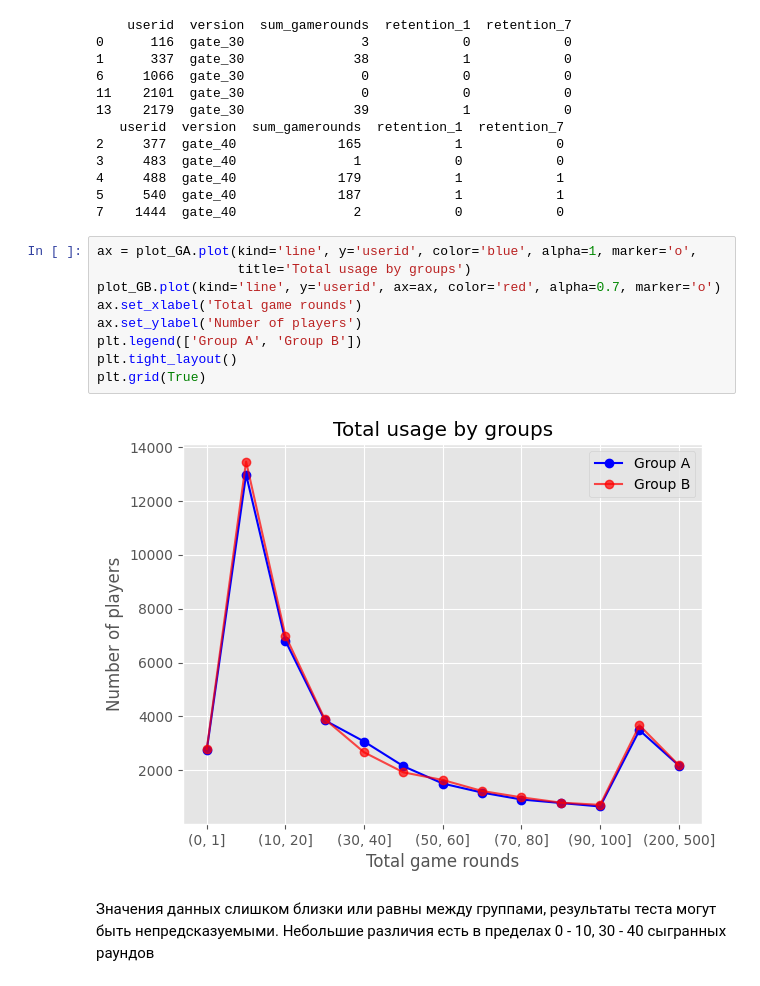
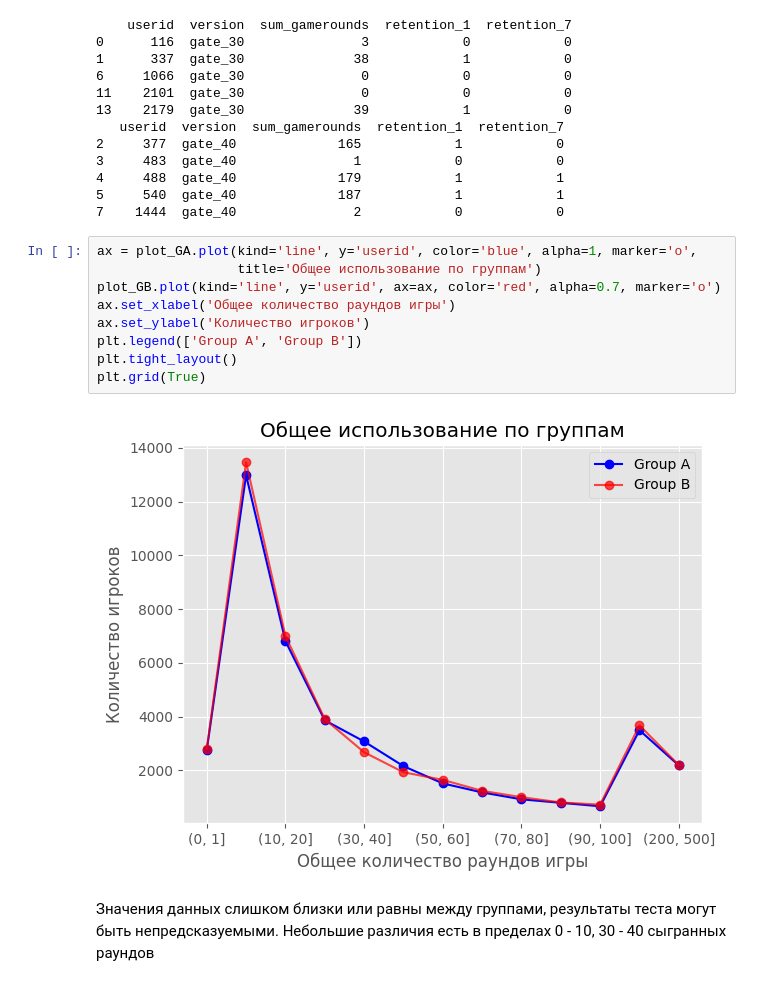
Before and after one commit to Chernaya-Nataliya/AB-Testing, a Jupyter notebook: 9/9.ipynb, the cells around one changed output. Drawn from its saved outputs; the diff is of its cells as text.

```diff
--- a/9/9.ipynb
+++ b/9/9.ipynb
@@ -230,15 +230,15 @@ plot_GB = pd.DataFrame(version_B.groupby(pd.cut(version_B['sum_gamerounds'],
 7    1444  gate_40               2            0            0
 # %%
 ax = plot_GA.plot(kind='line', y='userid', color='blue', alpha=1, marker='o',
-                  title='Total usage by groups')
+                  title='Общее использование по группам')
 plot_GB.plot(kind='line', y='userid', ax=ax, color='red', alpha=0.7, marker='o')
-ax.set_xlabel('Total game rounds')
-ax.set_ylabel('Number of players')
+ax.set_xlabel('Общее количество раундов игры')
+ax.set_ylabel('Количество игроков')
 plt.legend(['Group A', 'Group B'])
 plt.tight_layout()
 plt.grid(True)
 # %% [output]
-[figure, old version]
+[figure, new version]
 # %% [markdown]
 Значения данных слишком близки или равны между группами, результаты теста могут быть непредсказуемыми. Небольшие различия есть в пределах 0 - 10, 30 - 40 сыгранных раундов
 # %% [markdown]
```
Also changed, not shown: parts of 1 cell of this notebook.
